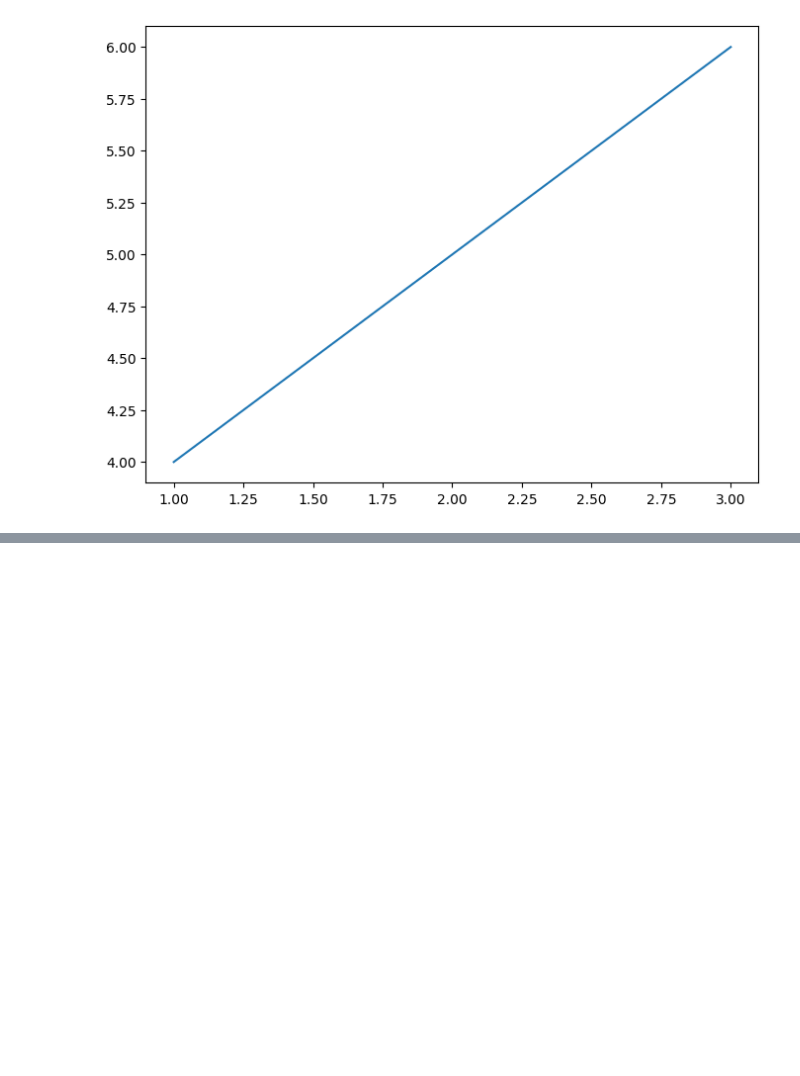
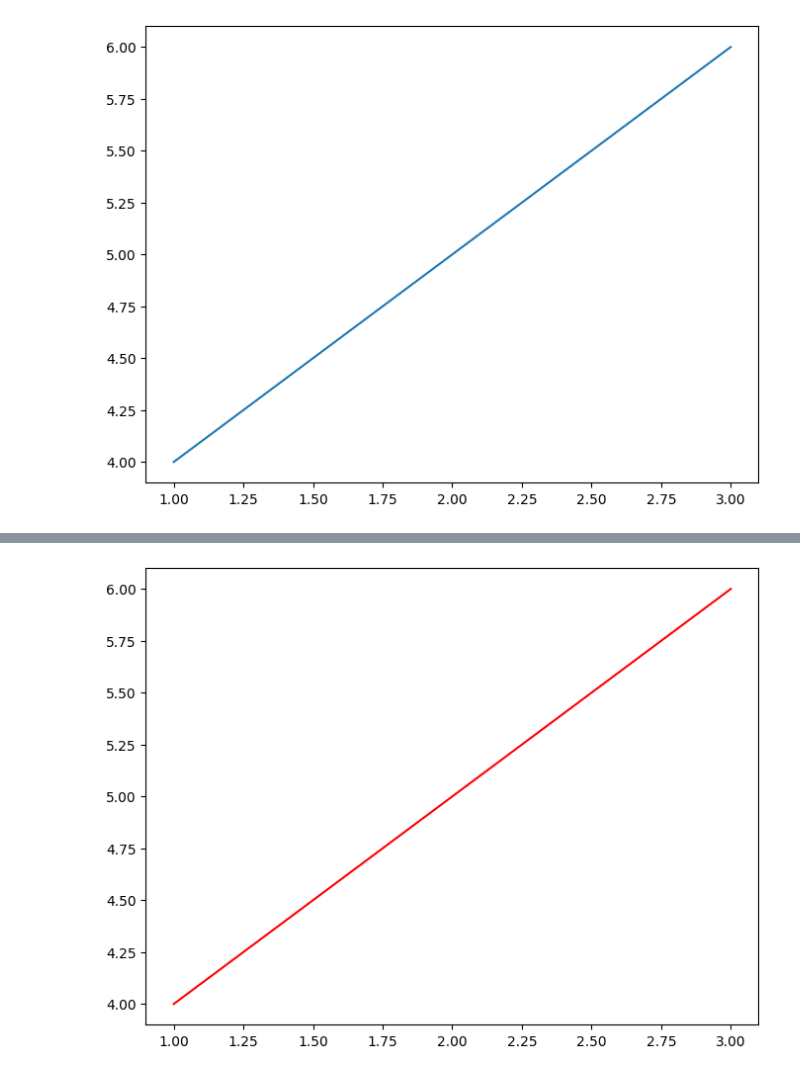
Before and after one commit to WooHyun94/TIL, a Jupyter notebook: Python/221005.ipynb, the cells around one changed output, grey strips where cells are left out. Cells and saved outputs as stored; diff of their text form; code cells hidden in the pictures; blank space fills up the shorter version.

```diff
--- a/Python/221005.ipynb
+++ b/Python/221005.ipynb
@@ -14,0 +27,6 @@ plt.show()
+# %%
+plt.figure(figsize = (8, 6))
+plt.plot(x, y, color = 'red')
+plt.show()
+# %% [output]
+[figure, added]
```
Also changed, not shown: parts of 38 cells of this notebook.
